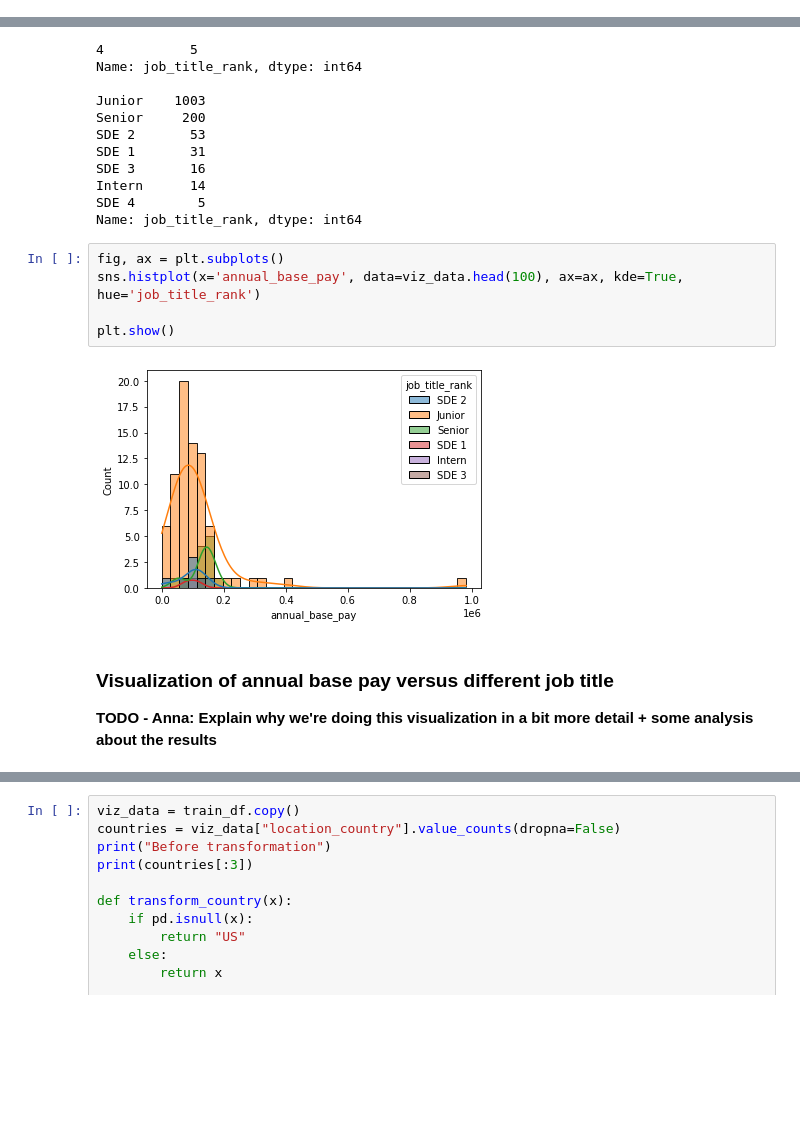
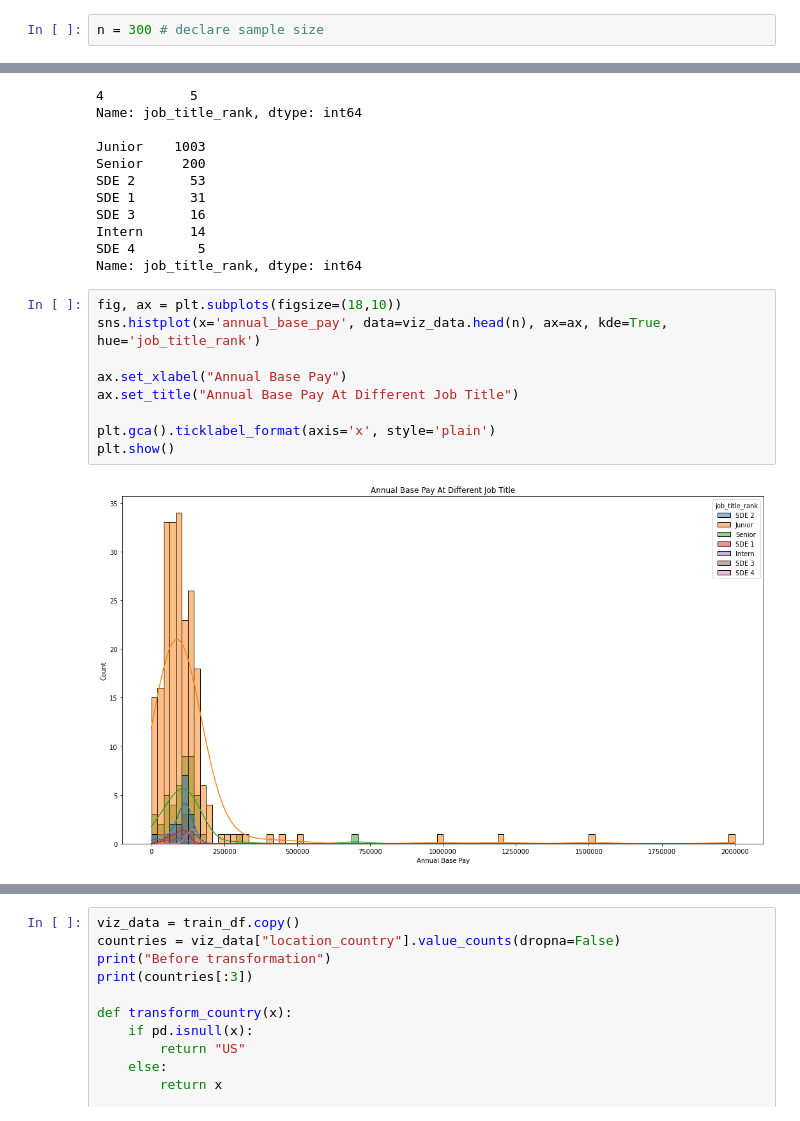
Before and after one commit to KevinSaigon/ECON323-Project, a Jupyter notebook: project.ipynb, the cells around one changed output, grey strips where cells are left out. Cells and saved outputs as stored; diff of their text form; blank space fills up the shorter version.

```diff
--- a/project.ipynb
+++ b/project.ipynb
@@ -96,3 +110,5 @@ Name: annual_base_pay, dtype: float64
+# %%
+n = 300 # declare sample size
 # %% [markdown]
 ### Visualization of annual base pay versus seniority
 
@@ -141,13 +159,13 @@ Intern      14
 SDE 4        5
 Name: job_title_rank, dtype: int64
 # %%
-fig, ax = plt.subplots()
-sns.histplot(x='annual_base_pay', data=viz_data.head(100), ax=ax, kde=True, hue='job_title_rank')
+fig, ax = plt.subplots(figsize=(18,10))
+sns.histplot(x='annual_base_pay', data=viz_data.head(n), ax=ax, kde=True, hue='job_title_rank')
 
+ax.set_xlabel("Annual Base Pay")
+ax.set_title("Annual Base Pay At Different Job Title")
+
+plt.gca().ticklabel_format(axis='x', style='plain')
 plt.show()
 # %% [output]
-[figure, old version]
+[figure, new version]
-# %% [markdown]
-### Visualization of annual base pay versus different job title
-
-**TODO - Anna: Explain why we're doing this visualization in a bit more detail + some analysis about the results**
```
Also changed, not shown: parts of 26 cells of this notebook.
